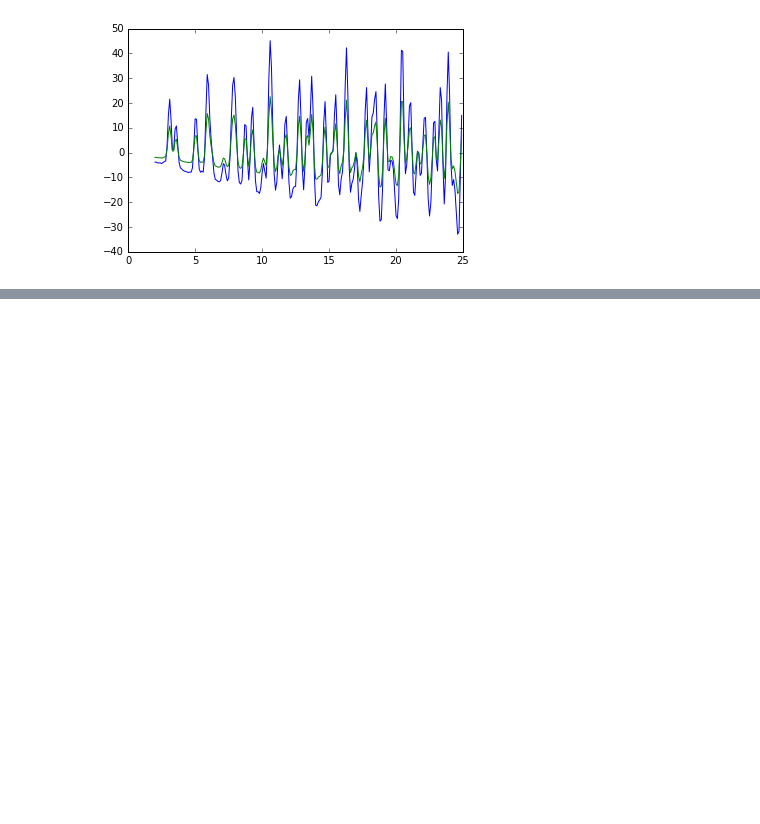
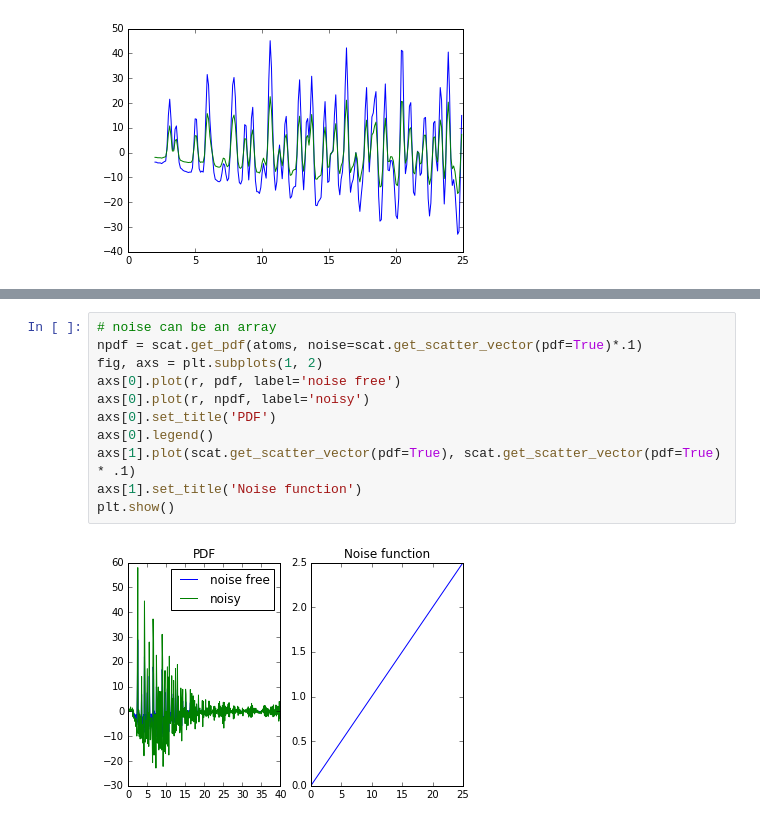
Before and after one commit to CJ-Wright/pyIID, a Jupyter notebook: examples/pdf.ipynb, the cells around one changed output, grey strips where cells are left out. Saved outputs shown, nothing was run; the diff lists cells and outputs as text; blank space fills up the shorter version.

```diff
--- a/examples/pdf.ipynb
+++ b/examples/pdf.ipynb
@@ -60,0 +69,13 @@ plt.show()
+# %%
+# noise can be an array
+npdf = scat.get_pdf(atoms, noise=scat.get_scatter_vector(pdf=True)*.1)
+fig, axs = plt.subplots(1, 2)
+axs[0].plot(r, pdf, label='noise free')
+axs[0].plot(r, npdf, label='noisy')
+axs[0].set_title('PDF')
+axs[0].legend()
+axs[1].plot(scat.get_scatter_vector(pdf=True), scat.get_scatter_vector(pdf=True) * .1)
+axs[1].set_title('Noise function')
+plt.show()
+# %% [output]
+[figure, added]
```
Also changed, not shown: parts of 1 cell of this notebook.
